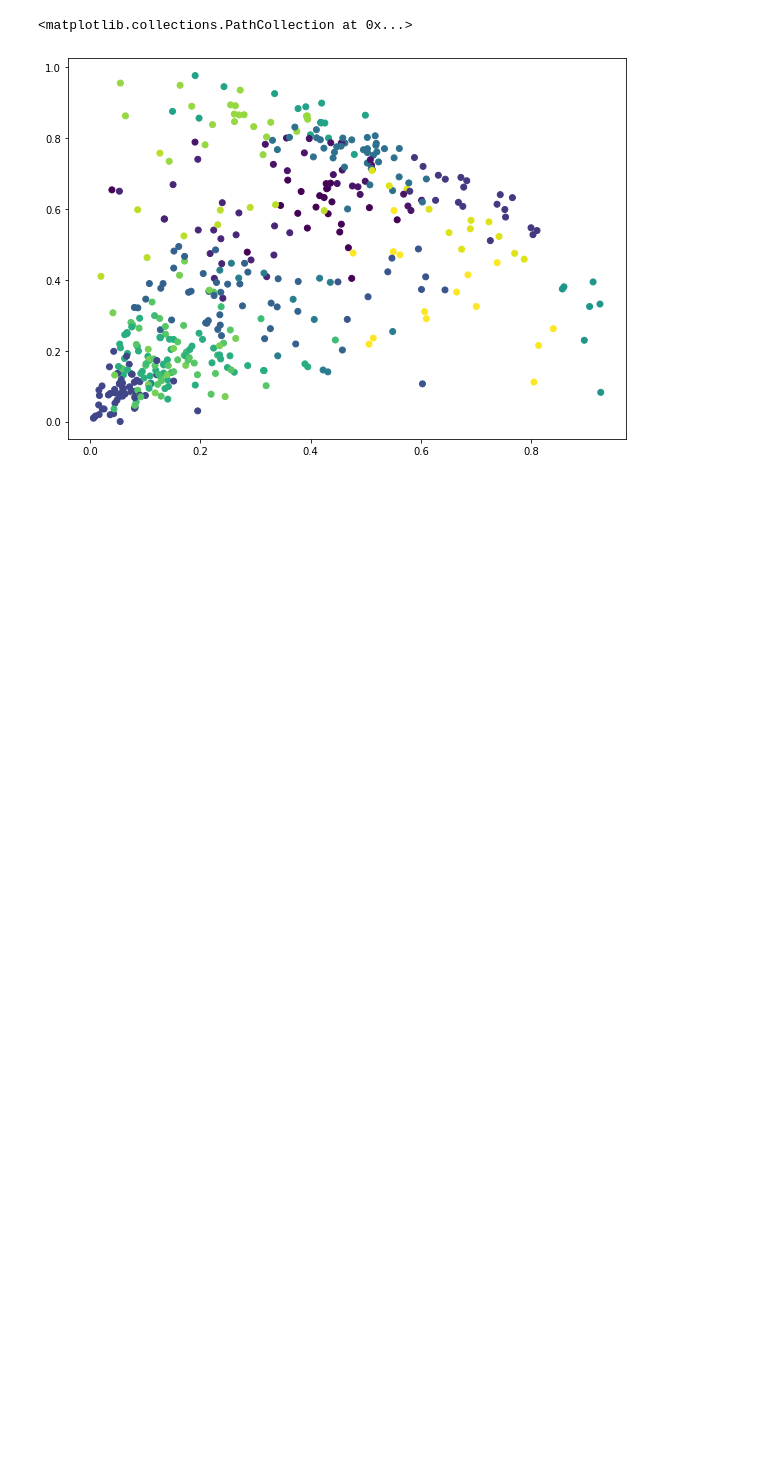
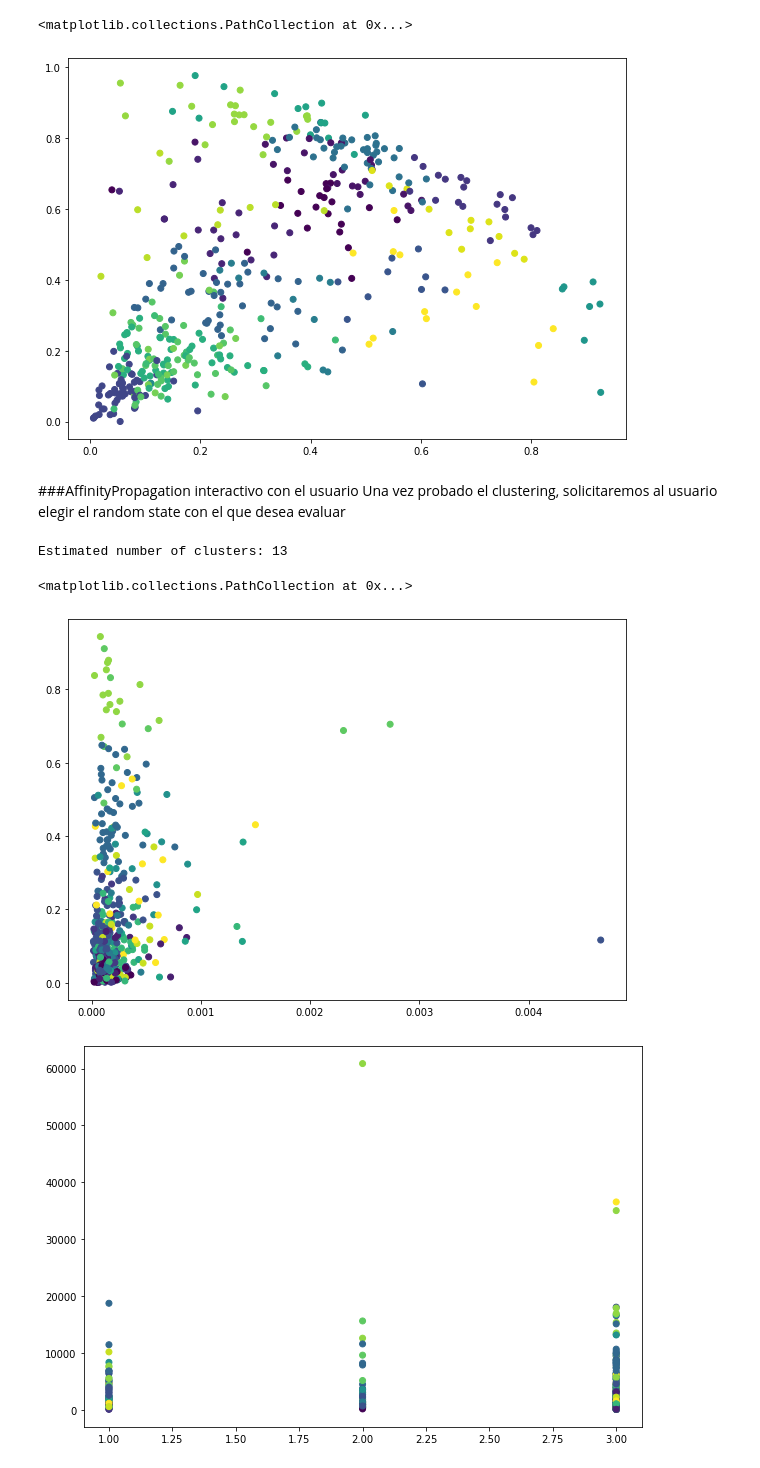
Before and after one commit to RonnyGuevara/Machine-Learning, a Jupyter notebook: TP5/TP5_ML.ipynb, the cells around one changed output. Drawn from its saved outputs; the diff is of its cells as text; code cells hidden in the pictures; blank space fills up the shorter version.

```diff
--- a/TP5/TP5_ML.ipynb
+++ b/TP5/TP5_ML.ipynb
@@ -410,3 +399,26 @@ plt.scatter(df_nor['Milk'], df_nor['Grocery'], c=Affinity.labels_)
 # %% [output]
 <matplotlib.collections.PathCollection at 0x...>
 [figure]
+# %% [markdown]
+###AffinityPropagation interactivo con el usuario
+Una vez probado el clustering, solicitaremos al usuario elegir el random state con el que desea evaluar
+# %%
+#@title Selección de valores { run: "auto" }
+random_state = 1 #@param {type:"slider", min:0, max:5, step:1}
+option = 'Region' #@param ["Channel", "Region", "Fresh", "Milk", "Grocery", "Frozen","Detergents_Paper", "Delicassen"]
+option_2 = 'Detergents_Paper' #@param ["Channel", "Region", "Fresh", "Milk", "Grocery", "Frozen","Detergents_Paper", "Delicassen"]
+
+Affinity = AffinityPropagation(preference=-0.95, random_state=random_state).fit(df_nor)
+cluster_centers_indices = Affinity.cluster_centers_indices_
+n_clusters_ = len(cluster_centers_indices)
+print("Estimated number of clusters: %d" % n_clusters_)
+plt.figure(figsize=(10, 7))
+plt.scatter(df_nor[option], df_nor[option_2], c=Affinity.labels_)
+
+plt.figure(figsize=(10, 7))
+plt.scatter(df[option], df[option_2], c=Affinity.labels_)
+# %% [output]
+Estimated number of clusters: 13
+<matplotlib.collections.PathCollection at 0x...>
+[figure, added]
+[figure, added]
```
Also changed, not shown: parts of 55 cells of this notebook.
